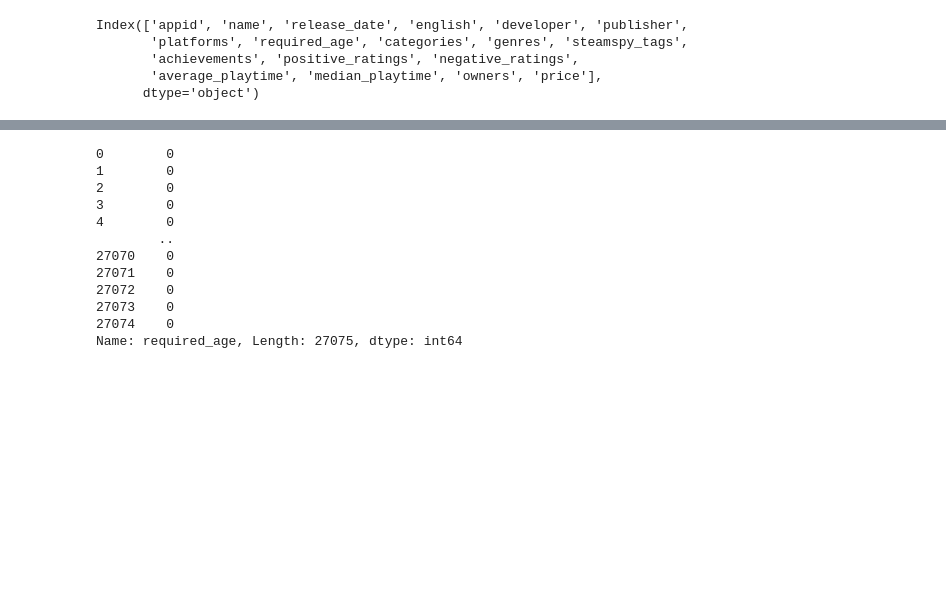
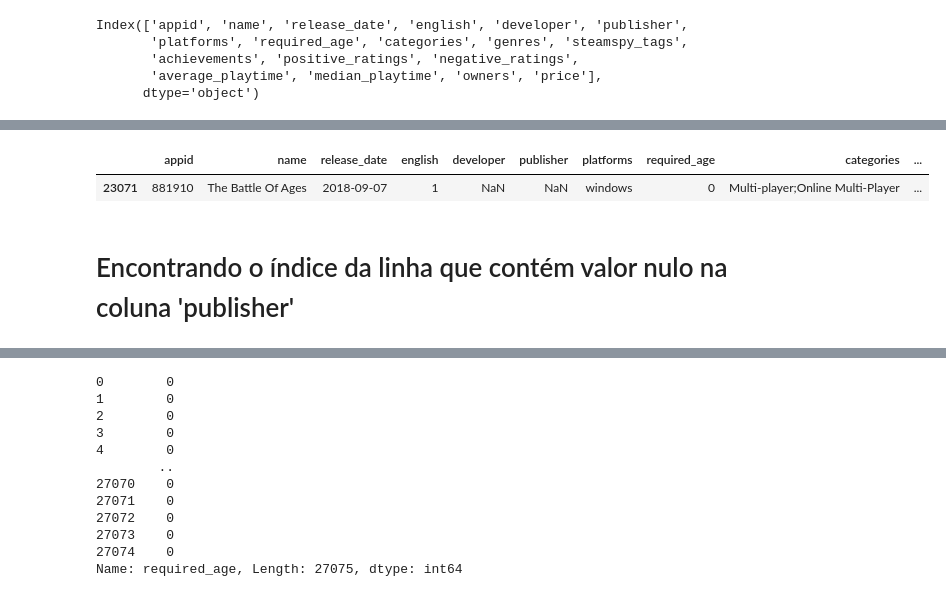
Before and after one commit to mauriciobenjamin700/Projeto_04_ADA, a Jupyter notebook: notebook_projeto.ipynb, the cells around one changed output, grey strips where cells are left out. Saved outputs shown, nothing was run; the diff lists cells and outputs as text; code cells hidden in the pictures; blank space fills up the shorter version.

Commit message:
checando valores nulos

```diff
--- a/notebook_projeto.ipynb
+++ b/notebook_projeto.ipynb
@@ -110,0 +152,7 @@ Index(['appid', 'name', 'release_date', 'english', 'developer', 'publisher',
+# %%
+df[df['developer'].isnull()]
+# %% [output]
+|  | appid | name | release_date | english | developer | publisher | platforms | required_age | categories | ... |
+| 23071 | 881910 | The Battle Of Ages | 2018-09-07 | 1 | NaN | NaN | windows | 0 | Multi-player;Online Multi-Player | ... |
+# %% [markdown]
+# Encontrando o índice da linha que contém valor nulo na coluna 'publisher'
```
Also changed, not shown: parts of 6 cells of this notebook.
